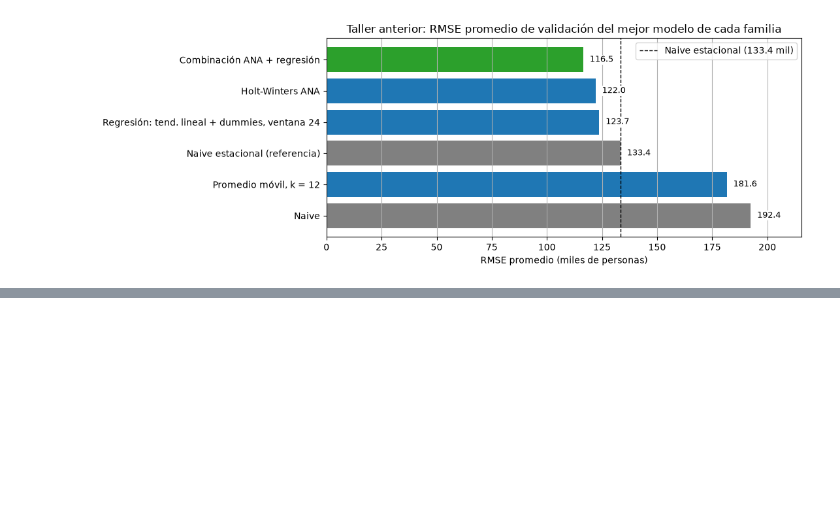
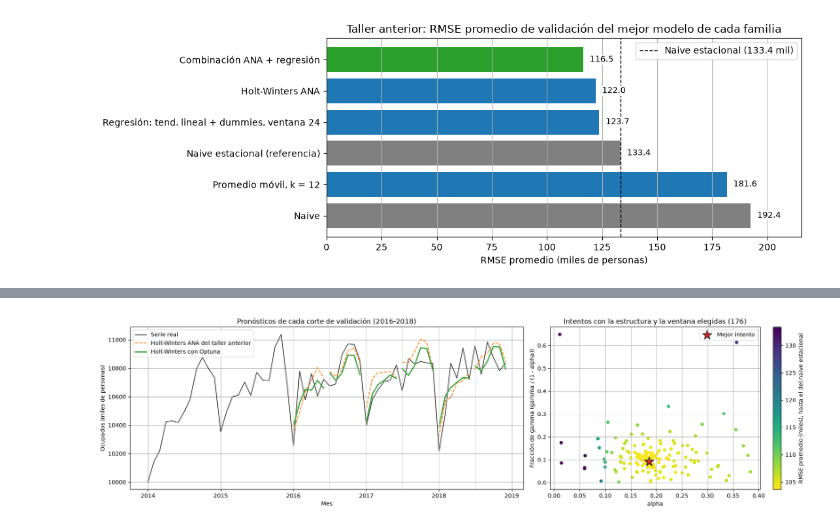
Before and after one commit to juanestebancg2806/ml3-time-series-forecasting, a Jupyter notebook: taller2/taller2_pronostico_ocupados.ipynb, the cells around one changed output, grey strips where cells are left out. Saved outputs shown, nothing was run; the diff lists cells and outputs as text; code cells hidden in the pictures; blank space fills up the shorter version.

```diff
--- a/taller2/taller2_pronostico_ocupados.ipynb
+++ b/taller2/taller2_pronostico_ocupados.ipynb
@@ -1332,0 +1574,94 @@ Tend. lineal + dummies                                 Regresión         361.44
+# %%
+# --- Robustez del Holt-Winters con Optuna y comparación con la máxima verosimilitud ---
+def parametros_estimados(ajuste):
+    """Parámetros de un ajuste de statsmodels como una serie con sus nombres.
+
+    statsmodels entrega los valores con un índice numérico y los nombres por separado (param_names).
+    """
+    return pd.Series(np.asarray(ajuste.params), index=ajuste.param_names)
+
+
+# 1. Estudio independiente con otra semilla y el espacio de la segunda etapa, sin intentos iniciales
+estudio_hw_semilla_2 = optimizar(
+    lambda trial: sugerir_configuracion_hw(trial, ventanas=VENTANAS_HW_ETAPA_2),
+    crear_pronostico_hw, N_INTENTOS_HW, semilla=SEMILLA + 1,
+)
+mejores_por_semilla = pd.DataFrame({
+    f"Semilla {semilla}": {**estudio.best_trial.user_attrs["config"], "RMSE promedio": estudio.best_value}
+    for semilla, estudio in [(SEMILLA, estudio_hw_2), (SEMILLA + 1, estudio_hw_semilla_2)]
+})
+print("\nMejor intento de cada estudio:")
+print(mejores_por_semilla.to_string())
+
+# 2. Registro del mejor intento de la segunda etapa como modelo de la familia
+nombre_hw_optuna = "Holt-Winters con Optuna"
+config_hw = registrar_mejor(estudio_hw_2, nombre_hw_optuna, "Suavización exponencial", crear_pronostico_hw)
+
+# Misma estructura y ventana con los parámetros de máxima verosimilitud, para separar el efecto de la
+# ventana del efecto de elegir los parámetros de suavización con el error a 6 meses
+estructura_hw = {**TENDENCIAS_HW[config_hw["tendencia"]], **ESTACIONALIDADES_HW[config_hw["estacionalidad"]]}
+nombre_hw_mle = f"Holt-Winters, ventana {config_hw['ventana']}, máxima verosimilitud"
+registrar_configuracion(nombre_hw_mle, "Suavización exponencial", crear_pronostico_ets,
+                        {**estructura_hw, "ventana": config_hw["ventana"]})
+assert validacion[nombre_hw_mle]["convergio"].all(), "la máxima verosimilitud no convergió en algún corte"
+
+# Parámetros de suavización estimados con todo el entrenamiento por máxima verosimilitud (toda la historia,
+# como en el taller anterior, y la ventana elegida) frente a los elegidos por Optuna
+nombres_parametros = {"smoothing_level": "alpha (nivel)", "smoothing_trend": "beta (pendiente)",
+                      "smoothing_seasonal": "gamma (estacionalidad)", "damping_trend": "phi (amortiguamiento)"}
+tabla_parametros = pd.DataFrame({
+    "Máxima verosimilitud, ventana recursiva": parametros_estimados(ajustar_ets(train, estructura_hw)),
+    f"Máxima verosimilitud, ventana {config_hw['ventana']}": parametros_estimados(
+        ajustar_ets(train, estructura_hw, ventana=config_hw["ventana"])),
+    "Optuna": pd.Series(parametros_suavizacion(config_hw)),
+}).loc[lambda tabla: tabla.index.isin(nombres_parametros)].rename(index=nombres_parametros)
+print("\nParámetros de suavización estimados con todo el entrenamiento:")
+print(tabla_parametros.round(4).to_string())
+
+# 3. Error por corte frente a las referencias, al Holt-Winters ANA y a la combinación del taller anterior
+modelos_comparacion_hw = ["Naive estacional", nombre_ets, nombre_combinacion, nombre_hw_mle, nombre_hw_optuna]
+print("\nResumen de la validación:")
+print(resumir_validacion(modelos_comparacion_hw, referencias=("Naive estacional", nombre_combinacion))
+      .round(2).to_string())
+print("\nRMSE por corte (miles):")
+print(error_por_corte(modelos_comparacion_hw).round(1).to_string())
+
+# Gráficas: pronósticos de cada corte, y error según alpha y la fracción de gamma con la estructura y la ventana elegidas
+fig, axes = plt.subplots(1, 2, figsize=(18, 5), gridspec_kw={"width_ratios": [3, 2]})
+
+axes[0].plot(train.loc["2014":], color="black", linewidth=1, label="Serie real")
+for numero, (idx_ajuste, idx_validacion) in enumerate(tscv.split(train), start=1):
+    serie_ajuste = train.iloc[idx_ajuste]
+    fechas_validacion = train.index[idx_validacion]
+    axes[0].plot(fechas_validacion, funciones_pronostico[nombre_ets](serie_ajuste, horizonte), color="C1",
+                 linestyle="--", label="Holt-Winters ANA del taller anterior" if numero == 1 else None)
+    axes[0].plot(fechas_validacion, funciones_pronostico[nombre_hw_optuna](serie_ajuste, horizonte),
+                 color="C2", linewidth=2, label=nombre_hw_optuna if numero == 1 else None)
+    axes[0].axvline(fechas_validacion[0], color="lightgray", linewidth=0.8)
+axes[0].set_title("Pronósticos de cada corte de validación (2016-2018)")
+axes[0].set_xlabel("Mes")
+axes[0].set_ylabel("Ocupados (miles de personas)")
+axes[0].legend(loc="upper left")
+axes[0].grid()
+
+intentos_elegidos = [t for estudio in (estudio_hw, estudio_hw_2) for t in estudio.trials
+                     if t.state == optuna.trial.TrialState.COMPLETE and not t.user_attrs.get("repetido")
+                     and t.params["tendencia"] == config_hw["tendencia"]
+                     and t.params["estacionalidad"] == config_hw["estacionalidad"]
+                     and t.params["ventana"] == config_hw["ventana"]]
+puntos = axes[1].scatter([t.params["alpha"] for t in intentos_elegidos],
+                         [t.params["gamma_relativo"] for t in intentos_elegidos],
+                         c=[t.value for t in intentos_elegidos], cmap="viridis_r", s=25,
+                         vmax=validacion["Naive estacional"]["rmse"].mean())
+axes[1].scatter(config_hw["alpha"], config_hw["gamma_relativo"], marker="*", s=300, color="C3",
+                edgecolor="black", label="Mejor intento")
+fig.colorbar(puntos, ax=axes[1], label="RMSE promedio (miles), hasta el del naive estacional")
+axes[1].set_title(f"Intentos con la estructura y la ventana elegidas ({len(intentos_elegidos)})")
+axes[1].set_xlabel("alpha")
+axes[1].set_ylabel("Fracción de gamma (gamma / (1 - alpha))")
+axes[1].legend(loc="upper right")
+axes[1].grid()
+
+fig.tight_layout()
+plt.show()
+# %% [output]
@@ -1332,0 +1685 @@ Tend. lineal + dummies                                 Regresión         361.44
+[figure, added]
```
Also changed, not shown: parts of 13 cells of this notebook.
